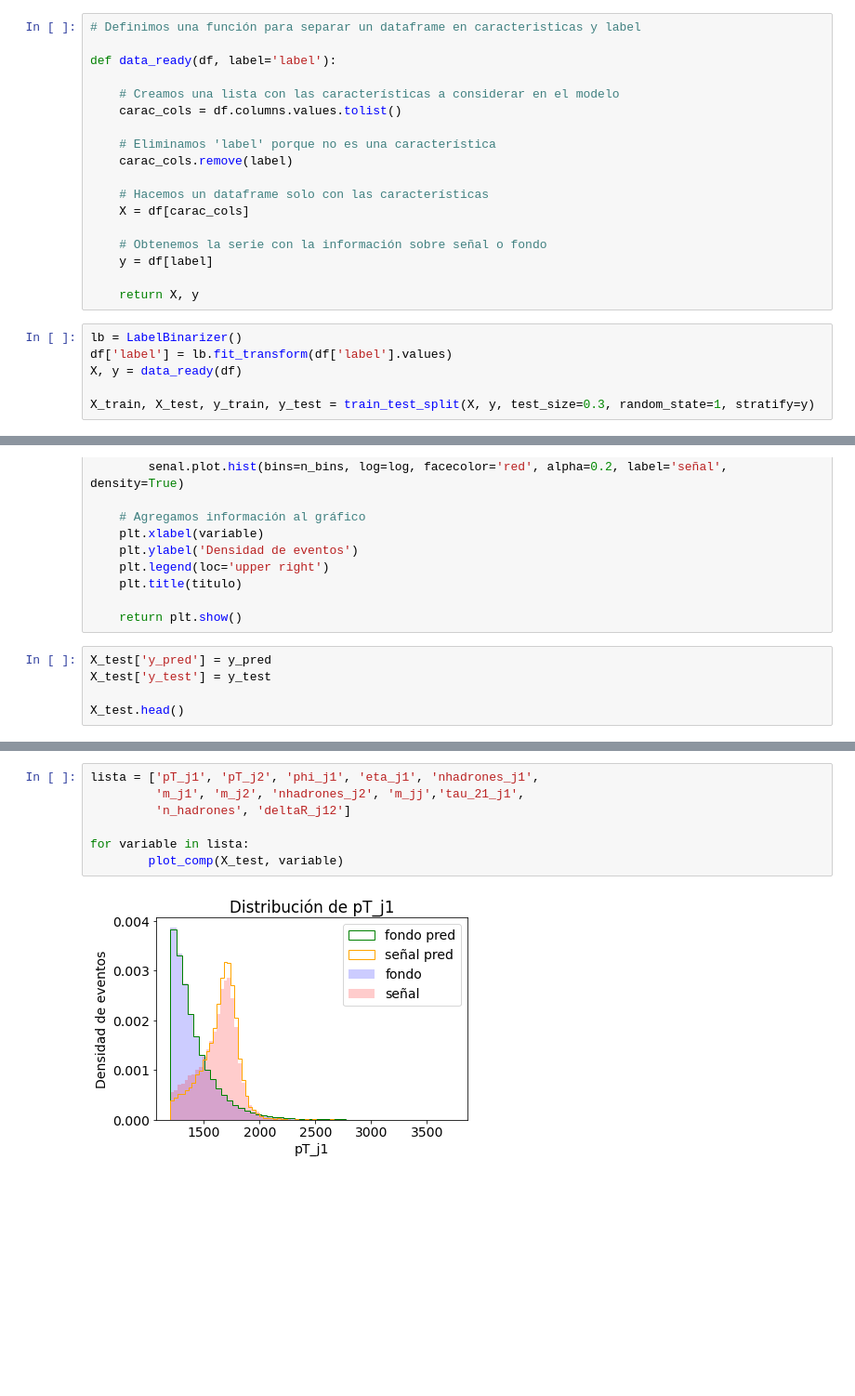
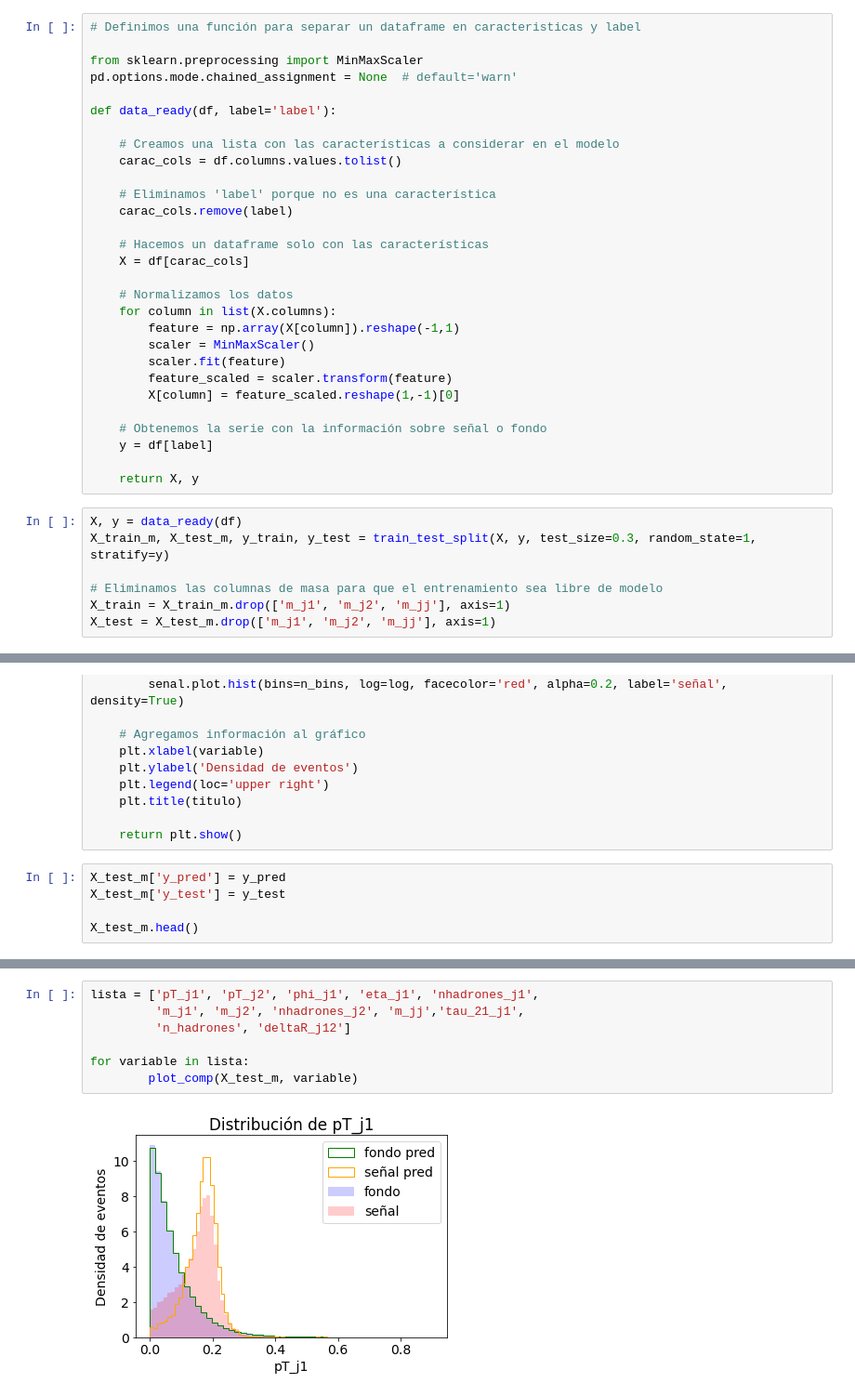
Before and after one commit to marianaiv/benchtools, a Jupyter notebook: notebooks/GBC-clasificacion.ipynb, the cells around one changed output, grey strips where cells are left out. Shown at 93% size. Cells and saved outputs as stored; diff of their text form; blank space fills up the shorter version.

Commit message:
entrenamiento y clasificacion sin las masas

```diff
--- a/notebooks/GBC-clasificacion.ipynb
+++ b/notebooks/GBC-clasificacion.ipynb
@@ -38,5 +39,8 @@ Separamos la data en un conjunto de datos de entrenamiento y un conjunto de dato
 # %%
 # Definimos una función para separar un dataframe en caracteristicas y label
+
+from sklearn.preprocessing import MinMaxScaler
+pd.options.mode.chained_assignment = None  # default='warn'
 
 def data_ready(df, label='label'):
 
@@ -49,14 +53,23 @@ def data_ready(df, label='label'):
     # Hacemos un dataframe solo con las características
     X = df[carac_cols]
 
+    # Normalizamos los datos
+    for column in list(X.columns):
+        feature = np.array(X[column]).reshape(-1,1)
+        scaler = MinMaxScaler()
+        scaler.fit(feature)
+        feature_scaled = scaler.transform(feature)
+        X[column] = feature_scaled.reshape(1,-1)[0]
+
     # Obtenemos la serie con la información sobre señal o fondo
     y = df[label]
 
     return X, y
 # %%
-lb = LabelBinarizer()
-df['label'] = lb.fit_transform(df['label'].values)
 X, y = data_ready(df)
+X_train_m, X_test_m, y_train, y_test = train_test_split(X, y, test_size=0.3, random_state=1, stratify=y)
 
-X_train, X_test, y_train, y_test = train_test_split(X, y, test_size=0.3, random_state=1, stratify=y)
+# Eliminamos las columnas de masa para que el entrenamiento sea libre de modelo
+X_train = X_train_m.drop(['m_j1', 'm_j2', 'm_jj'], axis=1)
+X_test = X_test_m.drop(['m_j1', 'm_j2', 'm_jj'], axis=1)
 # %% [markdown]
@@ -264,8 +277,8 @@ def plot_comp(df, variable, jets = 'principales', n_bins=50, log=False):
 
     return plt.show()
 # %%
-X_test['y_pred'] = y_pred
-X_test['y_test'] = y_test
+X_test_m['y_pred'] = y_pred
+X_test_m['y_test'] = y_test
 
-X_test.head()
+X_test_m.head()
 # %% [output]
@@ -288,9 +291,9 @@ See the caveats in the documentation: https://pandas.pydata.org/pandas-docs/stab
 # %%
 lista = ['pT_j1', 'pT_j2', 'phi_j1', 'eta_j1', 'nhadrones_j1',
          'm_j1', 'm_j2', 'nhadrones_j2', 'm_jj','tau_21_j1',
          'n_hadrones', 'deltaR_j12']
 
 for variable in lista:
-        plot_comp(X_test, variable)
+        plot_comp(X_test_m, variable)
 # %% [output]
-[figure, old version]
+[figure, new version]
```
Also changed, not shown: parts of 16 cells of this notebook.
